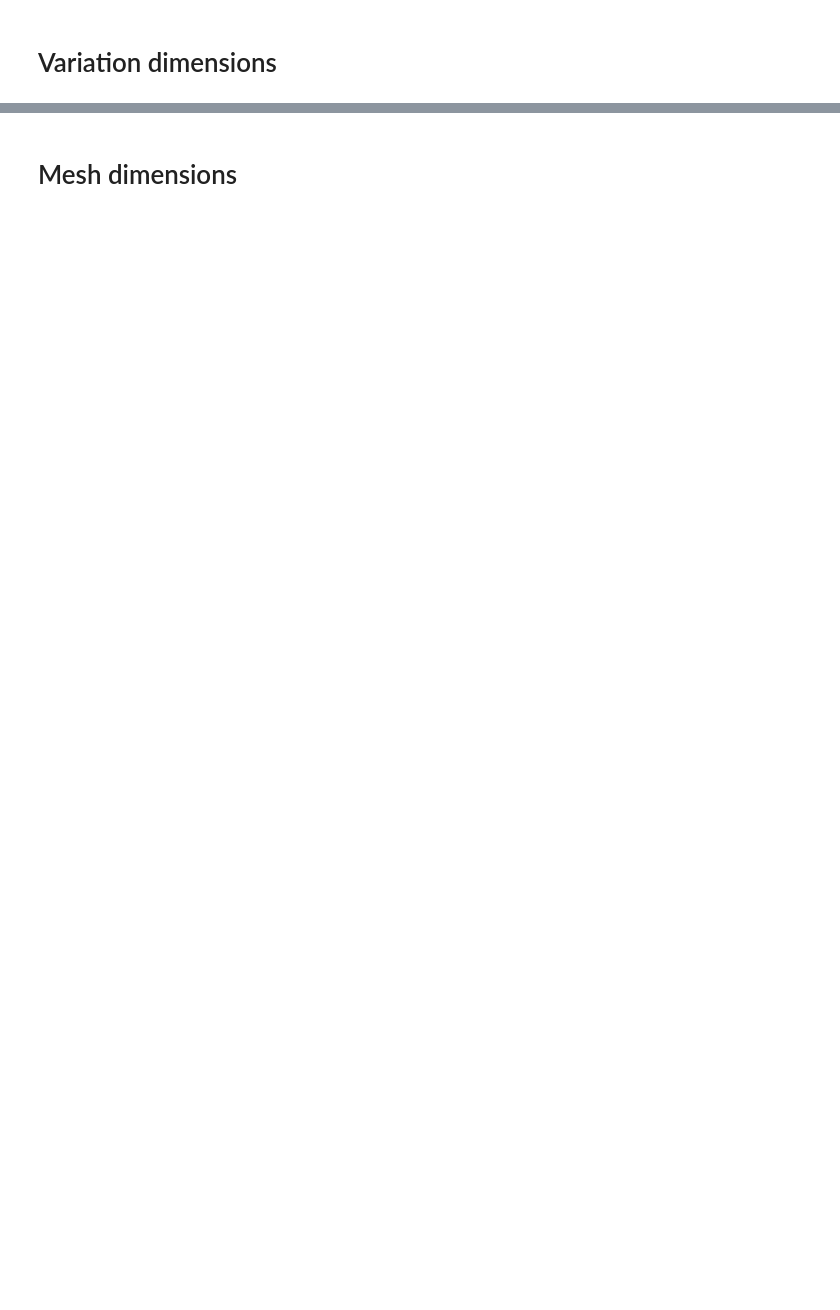
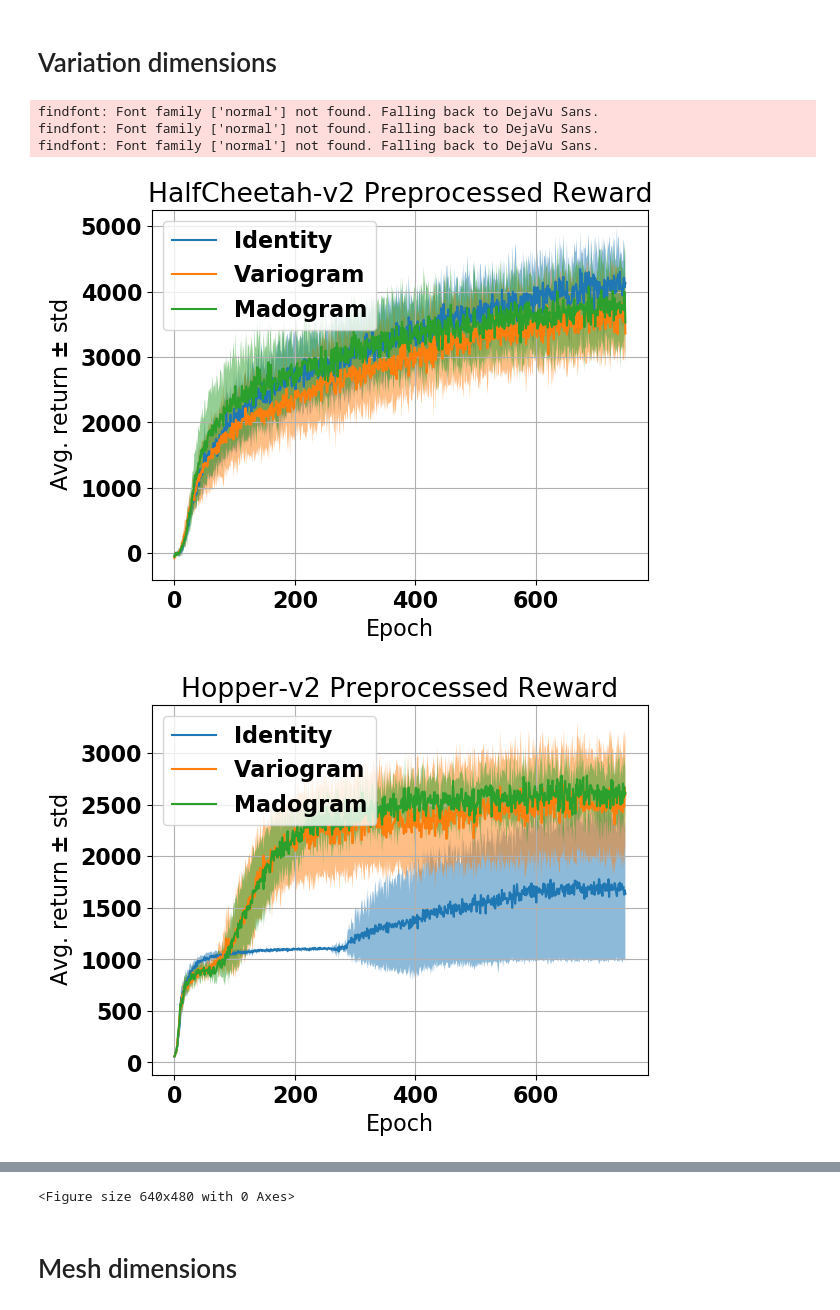
Before and after one commit to sgillen/fractal_rl, a Jupyter notebook: src/make_plots_and_tables.ipynb, the cells around one changed output, grey strips where cells are left out. Cells and saved outputs as stored; diff of their text form; code cells hidden in the pictures; blank space fills up the shorter version.

```diff
--- a/src/make_plots_and_tables.ipynb
+++ b/src/make_plots_and_tables.ipynb
@@ -22,34 +111,40 @@ font = {'family' : 'normal',
 
 matplotlib.rc('font', **font)
 
-env_names = ['HalfCheetah-v2', 'Hopper-v2', 'Walker2d-v2']
+env_names = ['HalfCheetah-v2', 'Hopper-v2', 'Walker2d-v2', 'Ant-v2','Humanoid-v2']
 for env_name in env_names:
     data = torch.load(f"./data17/{env_name}.xr")
     data = data.where(data.post!='radodiv', drop=True)
 
     policy_dict = data.policy_dict
     rews = data.rews#/data.post_rews
     exp_names = [fn.__name__ for fn in data.attrs['post_fns']]
     num_seeds = len(policy_dict[exp_names[0]])
 
     means = rews.mean(dim="trial")
     stds = rews.std(dim="trial")
 
     #plt.subplots(1,1, figsize=(10,7))
     plt.plot(means.T)
     plt.legend(['Identity', 'Variogram','Madogram'], loc='upper left')
     ci = stds
 
     for mean, c in zip(means, ci):
         plt.fill_between([t for t in range(len(mean))], (mean-c), (mean+c), alpha=.5)
-    plt.title(f"Preprocessed Reward")
+    plt.title(f"{env_name} Preprocessed Reward")
     plt.ylabel(r"Avg. return $\pm$ std")
     plt.xlabel(r"Epoch")
     plt.grid()
     plt.figure()
 
 #     for exp_name in exp_names:
 #         plt.plot(rews.loc[exp_name].T[:,0:10])
 #         plt.title(exp_name)
 #         plt.figure()
 #     top_seeds = {'identity':[0,1], 'cdim_div':[0,1]}
+# %% [output]
+findfont: Font family ['normal'] not found. Falling back to DejaVu Sans.
+findfont: Font family ['normal'] not found. Falling back to DejaVu Sans.
+findfont: Font family ['normal'] not found. Falling back to DejaVu Sans.
+[figure, added]
+[figure, added]
@@ -56,3 +154,4 @@ for env_name in env_names:
+<Figure size 640x480 with 0 Axes>
 # %%
 for env_name in env_names:
     env = gym.make(env_name)
```
Also changed, not shown: parts of 6 cells of this notebook, 11 other files.
